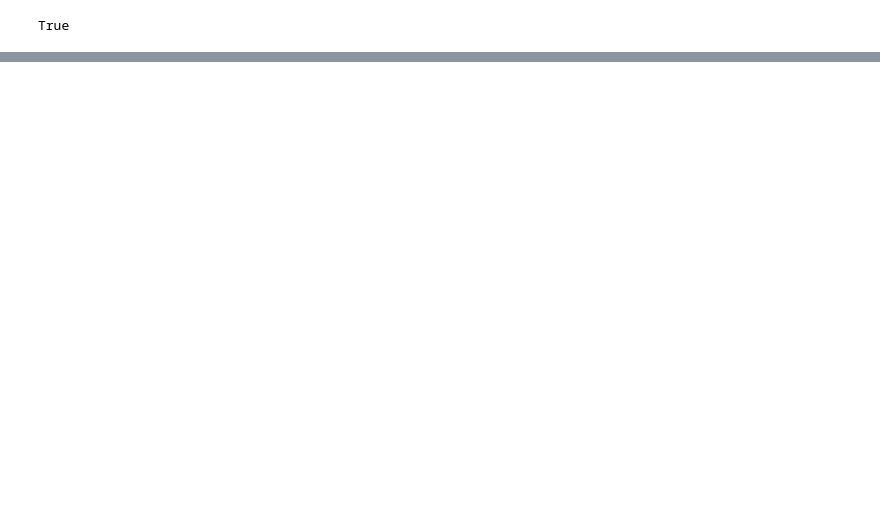
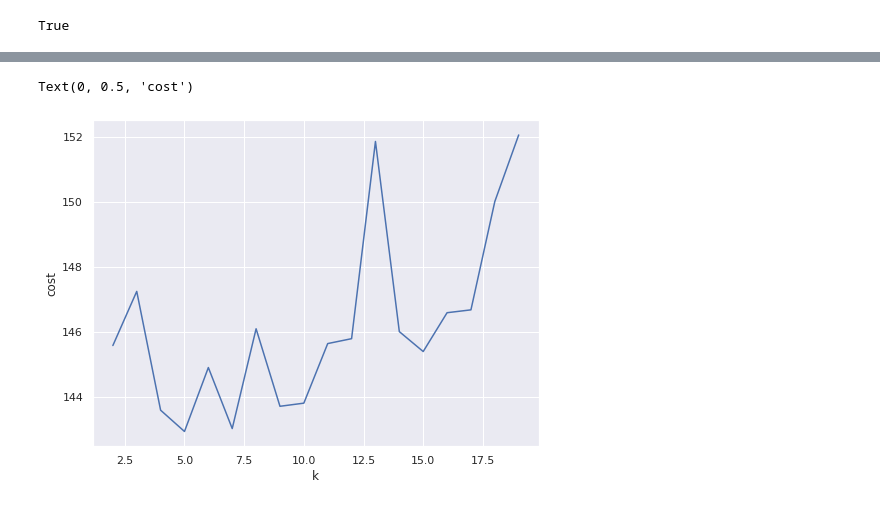
Before and after one commit to chetannitk/BeerDataScienceAssignment, a Jupyter notebook: notebooks/04-k-mean-clustering-to-find-similar-beer-drinkers.ipynb, the cells around one changed output, grey strips where cells are left out. Cells and saved outputs as stored; diff of their text form; code cells hidden in the pictures; blank space fills up the shorter version.

```diff
--- a/notebooks/04-k-mean-clustering-to-find-similar-beer-drinkers.ipynb
+++ b/notebooks/04-k-mean-clustering-to-find-similar-beer-drinkers.ipynb
@@ -254,0 +283,6 @@ plt.show()
+# %%
+FEATURES_COL = ["c"+str(i) for i in range(512)]
+for col in df.columns:
+    if col in FEATURES_COL:
+        df = df.withColumn(col,df[col].cast('float'))
+df.show()
@@ -254,0 +307,3 @@ plt.show()
+# %%
+df = df.na.drop()
+df.show()
@@ -254,0 +328,5 @@ plt.show()
+# %%
+##Create a features column to be used in the clustering
+vecAssembler = VectorAssembler(inputCols=FEATURES_COL, outputCol="features")
+df_kmeans = vecAssembler.transform(df).select('id', 'features')
+df_kmeans.show()
@@ -254,0 +351,16 @@ plt.show()
+# %%
+from tqdm import tqdm
+
+cost = np.zeros(20)
+for k in tqdm(range(2,20)):
+    kmeans = KMeans().setK(k).setSeed(1).setFeaturesCol("features")
+    model = kmeans.fit(df_kmeans.sample(False,0.1, seed=42))
+    cost[k] = model.computeCost(df_kmeans)
+# %%
+fig, ax = plt.subplots(1,1, figsize =(8,6))
+ax.plot(range(2,20),cost[2:20])
+ax.set_xlabel('k')
+ax.set_ylabel('cost')
+# %% [output]
+Text(0, 0.5, 'cost')
+[figure, added]
```
Also changed, not shown: parts of 20 cells of this notebook.
